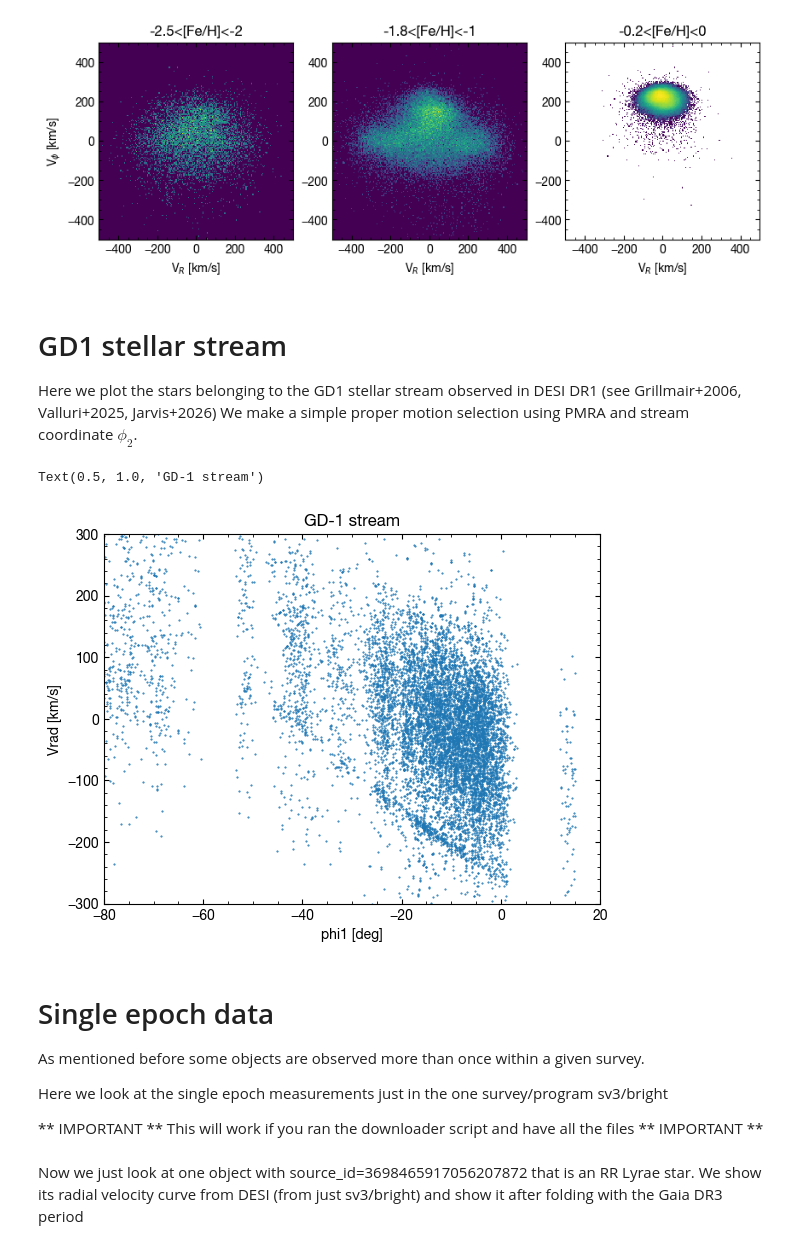
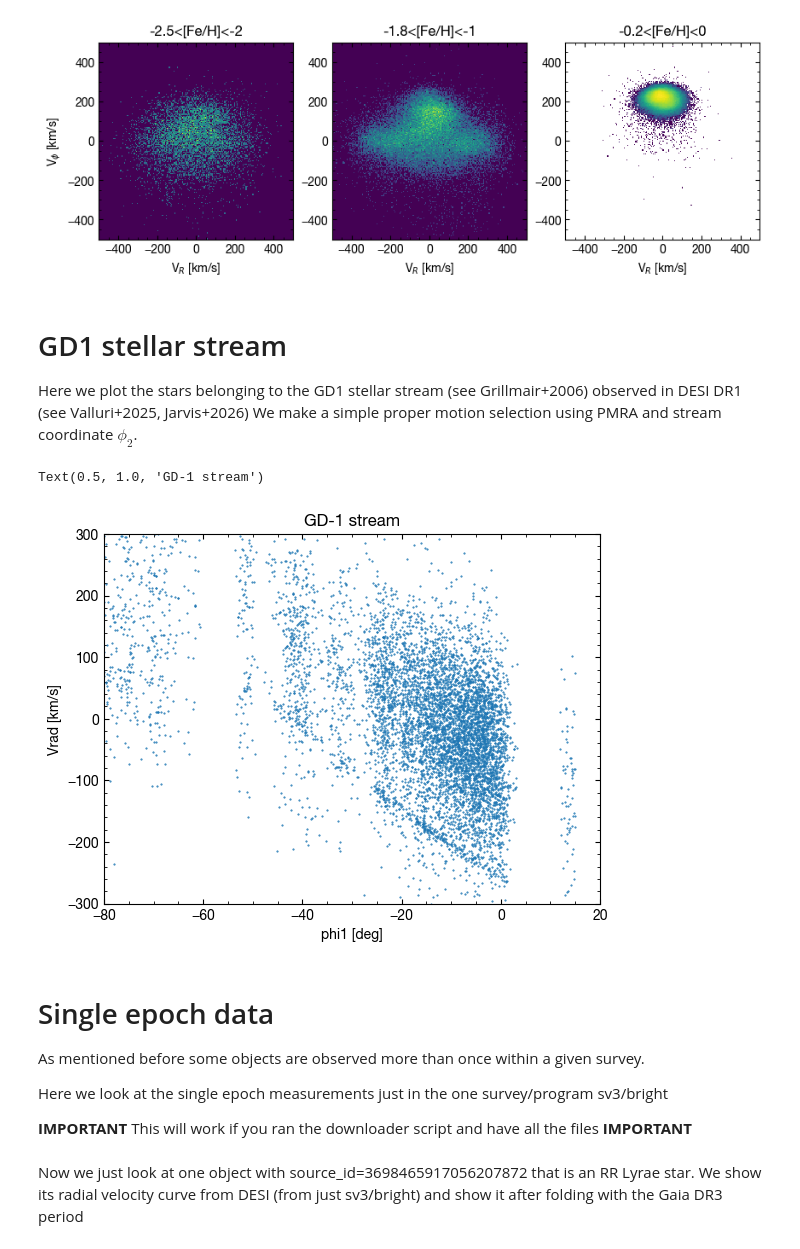
Before and after one commit to segasai/desi_mws_tutorial_toronto2026, a Jupyter notebook: DR1_MWS_tutorial.ipynb, the cells around one changed output. Cells and saved outputs as stored; diff of their text form; code cells hidden in the pictures.

```diff
--- a/DR1_MWS_tutorial.ipynb
+++ b/DR1_MWS_tutorial.ipynb
@@ -79,9 +79,11 @@ If you are using the slim version of the catalogue, you will only see a subset o
 # %%
 # Note these are pretty big tables
 
-fname = data_prefix + 'mwsall_dr1.fits'
+fname = data_prefix + 'mwsall-pix-iron.fits'
 
+# COMMENT THIS line if you ran the full downloading script
 fname = data_prefix + 'mwsall_dr1_slim.fits'
+# COMMENT THIS line if you ran the full downloading script
 
 RV_T = atpy.Table().read(fname,
                          'RVTAB',
@@ -789,23 +794,24 @@ plt.xlabel('V$_R$ [km/s]');
 # %% [markdown]
 # GD1 stellar stream
 
-Here we plot the stars belonging to the GD1 stellar stream observed in DESI DR1 (see Grillmair+2006, Valluri+2025, Jarvis+2026)
+Here we plot the stars belonging to the GD1 stellar stream (see Grillmair+2006) observed in DESI DR1 (see  Valluri+2025, Jarvis+2026)
 We make a simple proper motion selection using PMRA and stream coordinate $\phi_2$.
 # %%
 import gala.coordinates as gc
 C=acoo.SkyCoord(ra=RV_T['TARGET_RA']*auni.deg,
                 dec=RV_T['TARGET_DEC']*auni.deg)
 gd1C=C.transform_to(gc.GD1Koposov10())
-sel = (G_T['PMRA']<-5) & (gd1C.phi2 < 3*auni.deg) & (gd1C.phi2 > -4 * auni.deg) & (RV_T['FEH']<-1)
+sel = (main_sel & (G_T['PMRA']<-5) & (gd1C.phi2 < 3*auni.deg) &
+      (gd1C.phi2 > -4 * auni.deg) & (RV_T['FEH']<-1))
 plt.plot(gd1C.phi1.to_value(auni.deg)[sel],RV_T['VRAD'][sel],'.',markersize=1)
 plt.xlim(-80,20)
 plt.ylim(-300,300)
 plt.xlabel('phi1 [deg]')
 plt.ylabel('Vrad [km/s]');
 plt.title('GD-1 stream')
 # %% [output]
 Text(0.5, 1.0, 'GD-1 stream')
-[figure, old version]
+[figure, new version]
 # %% [markdown]
 # Single epoch data
 
@@ -813,8 +819,8 @@ As mentioned before some objects are observed more than once within a given surv
 
 Here we look at the single epoch measurements just in the one survey/program sv3/bright
 
-** IMPORTANT **
+**IMPORTANT**
 This will work if you ran the downloader script and have all the files
-** IMPORTANT **
+**IMPORTANT**
 # %%
 multi_fname = data_prefix + 'rvpix_exp-sv3-bright.fits'
```
Also changed, not shown: parts of 6 cells of this notebook.
